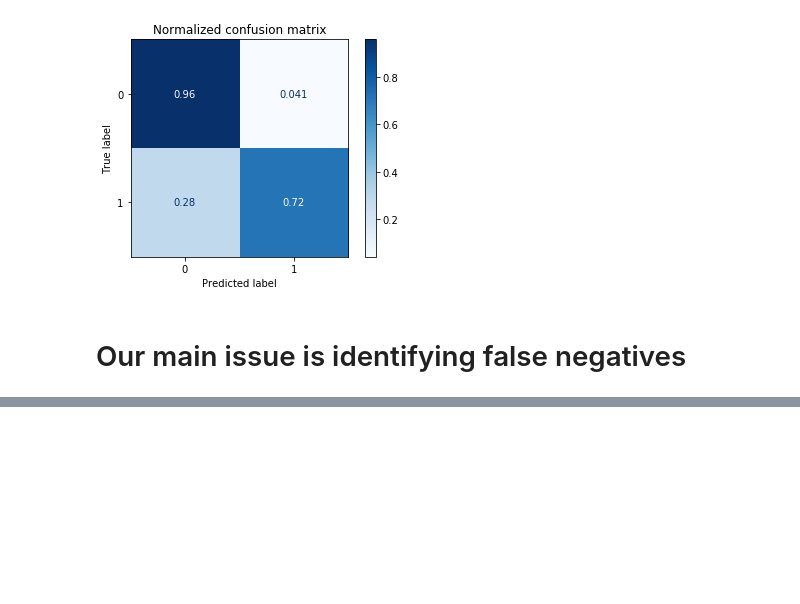
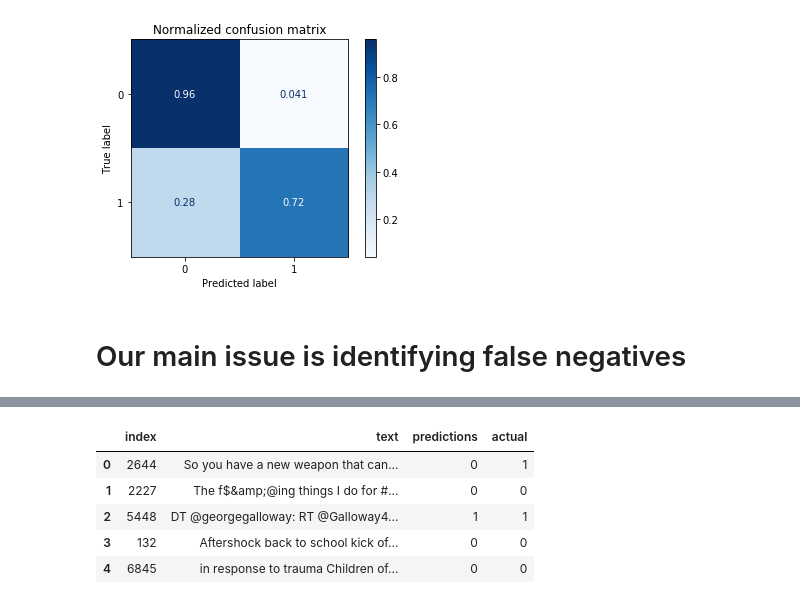
Before and after one commit to bruinAlex/disaster_tweet_kaggle, a Jupyter notebook: log_regression_tfidf.ipynb, the cells around one changed output, grey strips where cells are left out. Drawn from its saved outputs; the diff is of its cells as text; code cells hidden in the pictures; blank space fills up the shorter version.

Commit message:
further look at false negatives; added a dump of false neg tweets

```diff
--- a/log_regression_tfidf.ipynb
+++ b/log_regression_tfidf.ipynb
@@ -319,3 +319,6 @@ Normalized confusion matrix
 [figure]
 # %% [markdown]
 # Our main issue is identifying false negatives
+# %%
+predictions = pipe.predict(X_test)
+predictions
@@ -321,0 +327,3 @@ Normalized confusion matrix
+# %%
+false_negatives = X_test.copy()
+false_negatives.head()
@@ -321,0 +337,3 @@ Normalized confusion matrix
+# %%
+false_negatives = false_negatives.reset_index()
+false_negatives.head()
@@ -321,0 +347,11 @@ Normalized confusion matrix
+# %%
+false_negatives['predictions'] = predictions
+false_negatives['actual'] = y_test.values
+false_negatives.head()
+# %% [output]
+|  | index | text | predictions | actual |
+| 0 | 2644 | So you have a new weapon that can... | 0 | 1 |
+| 1 | 2227 | The f$&amp;@ing things I do for #... | 0 | 0 |
+| 2 | 5448 | DT @georgegalloway: RT @Galloway4... | 1 | 1 |
+| 3 | 132 | Aftershock back to school kick of... | 0 | 0 |
+| 4 | 6845 | in response to trauma Children of... | 0 | 0 |
```
Also changed, not shown: parts of 13 cells of this notebook, 1 other file.
